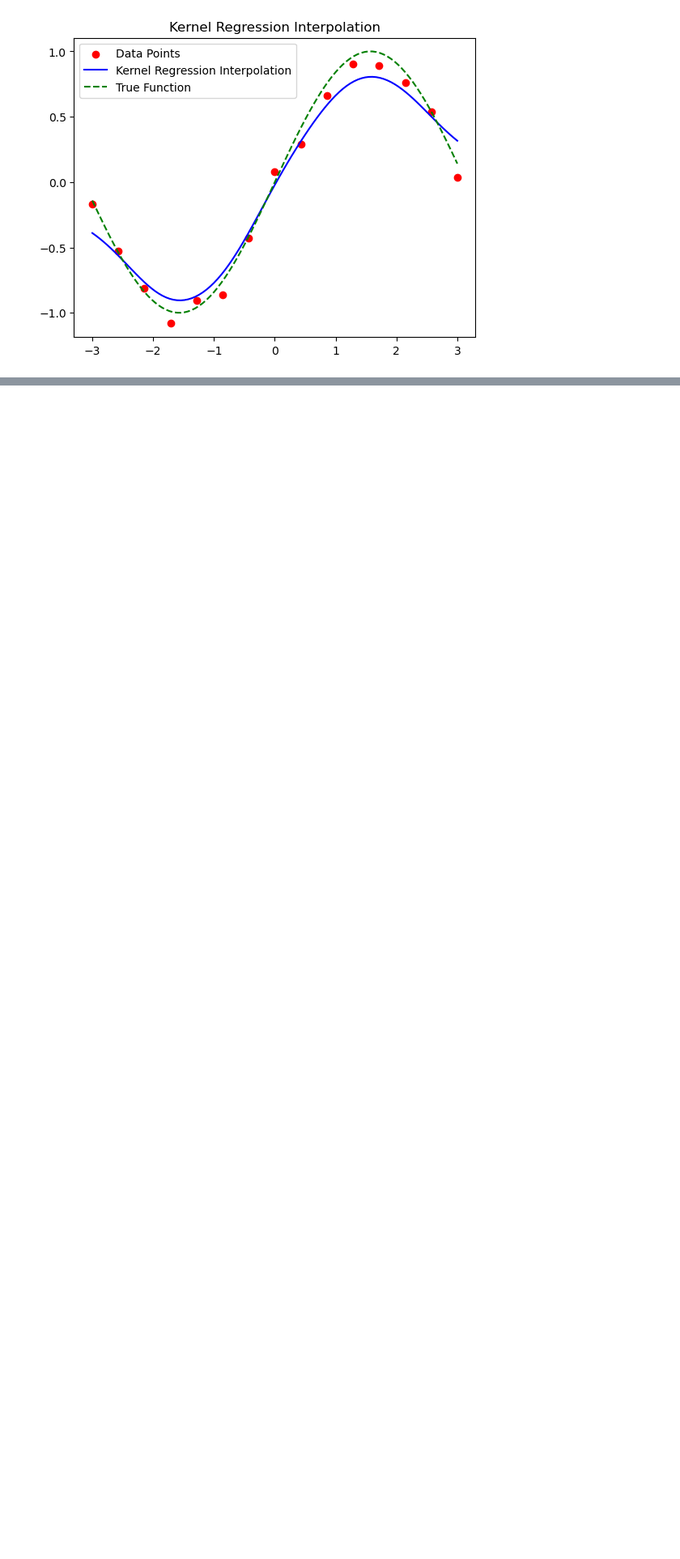
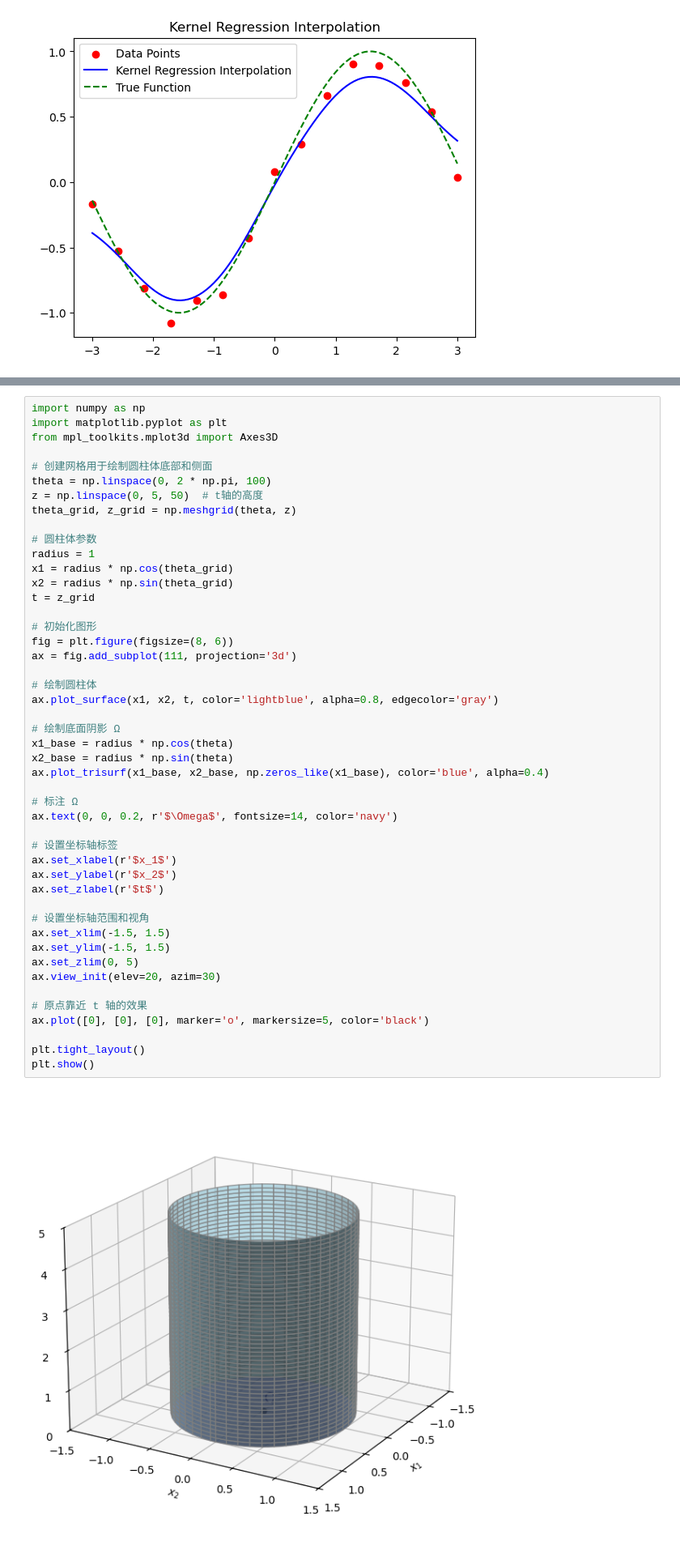
Before and after one commit to lyyric/CSMI_Notes, a Jupyter notebook: M1 S2/Apprentissage Auto scientifique/TP/tmp.ipynb, the cells around one changed output, grey strips where cells are left out. Shown: that part at 81% size. Cells and saved outputs as stored; diff of their text form; blank space fills up the shorter version.

```diff
--- a/M1 S2/Apprentissage Auto scientifique/TP/tmp.ipynb
+++ b/M1 S2/Apprentissage Auto scientifique/TP/tmp.ipynb
@@ -75,3 +75,52 @@ plt.legend()
 plt.show()
 # %% [output]
 [figure]
+# %%
+import numpy as np
+import matplotlib.pyplot as plt
+from mpl_toolkits.mplot3d import Axes3D
+
+# 创建网格用于绘制圆柱体底部和侧面
+theta = np.linspace(0, 2 * np.pi, 100)
+z = np.linspace(0, 5, 50)  # t轴的高度
+theta_grid, z_grid = np.meshgrid(theta, z)
+
+# 圆柱体参数
+radius = 1
+x1 = radius * np.cos(theta_grid)
+x2 = radius * np.sin(theta_grid)
+t = z_grid
+
+# 初始化图形
+fig = plt.figure(figsize=(8, 6))
+ax = fig.add_subplot(111, projection='3d')
+
+# 绘制圆柱体
+ax.plot_surface(x1, x2, t, color='lightblue', alpha=0.8, edgecolor='gray')
+
+# 绘制底面阴影 Ω
+x1_base = radius * np.cos(theta)
+x2_base = radius * np.sin(theta)
+ax.plot_trisurf(x1_base, x2_base, np.zeros_like(x1_base), color='blue', alpha=0.4)
+
+# 标注 Ω
+ax.text(0, 0, 0.2, r'$\Omega$', fontsize=14, color='navy')
+
+# 设置坐标轴标签
+ax.set_xlabel(r'$x_1$')
+ax.set_ylabel(r'$x_2$')
+ax.set_zlabel(r'$t$')
+
+# 设置坐标轴范围和视角
+ax.set_xlim(-1.5, 1.5)
+ax.set_ylim(-1.5, 1.5)
+ax.set_zlim(0, 5)
+ax.view_init(elev=20, azim=30)
+
+# 原点靠近 t 轴的效果
+ax.plot([0], [0], [0], marker='o', markersize=5, color='black')
+
+plt.tight_layout()
+plt.show()
+# %% [output]
+[figure, added]
```
Also changed, not shown: parts of 3 cells of this notebook, 23 other files.
